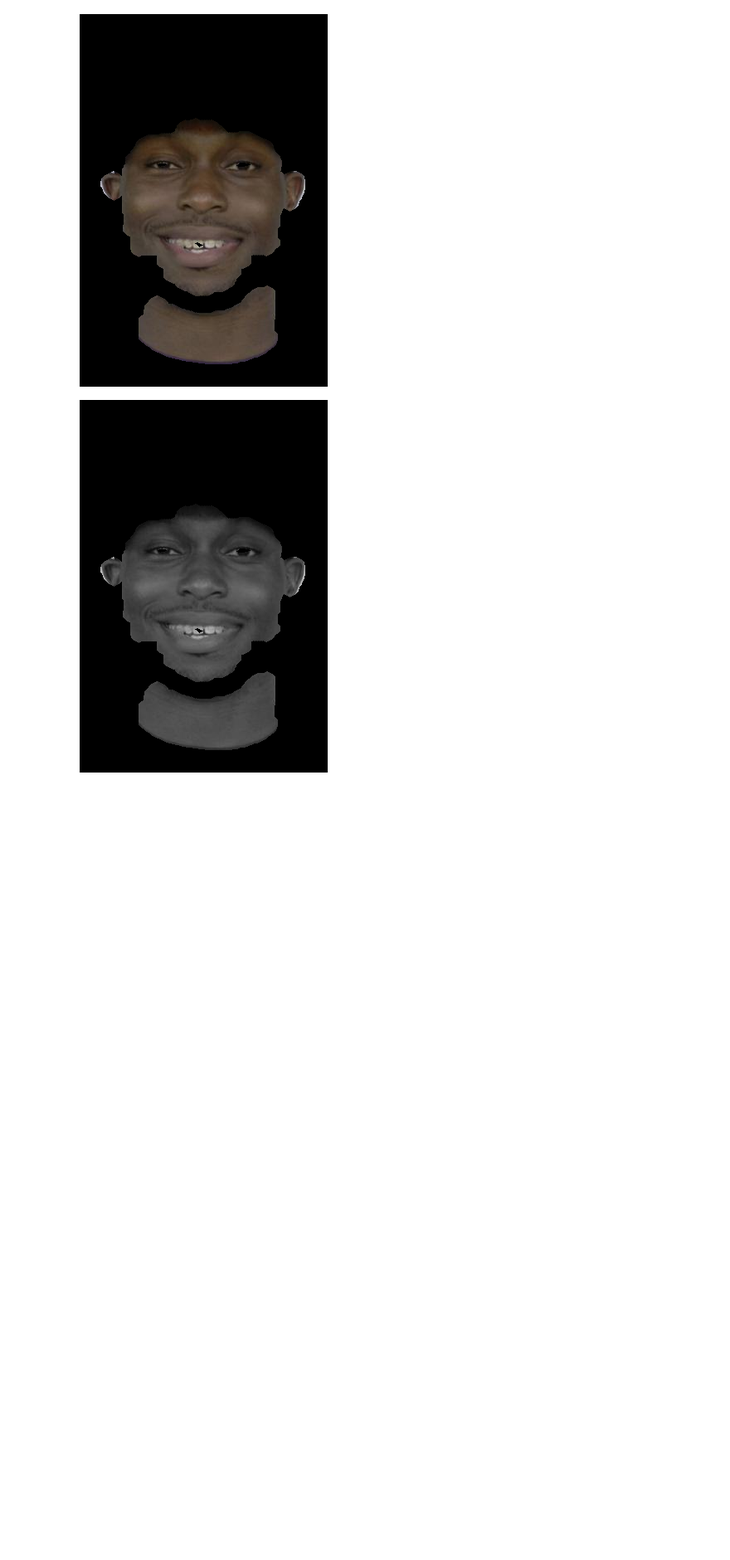
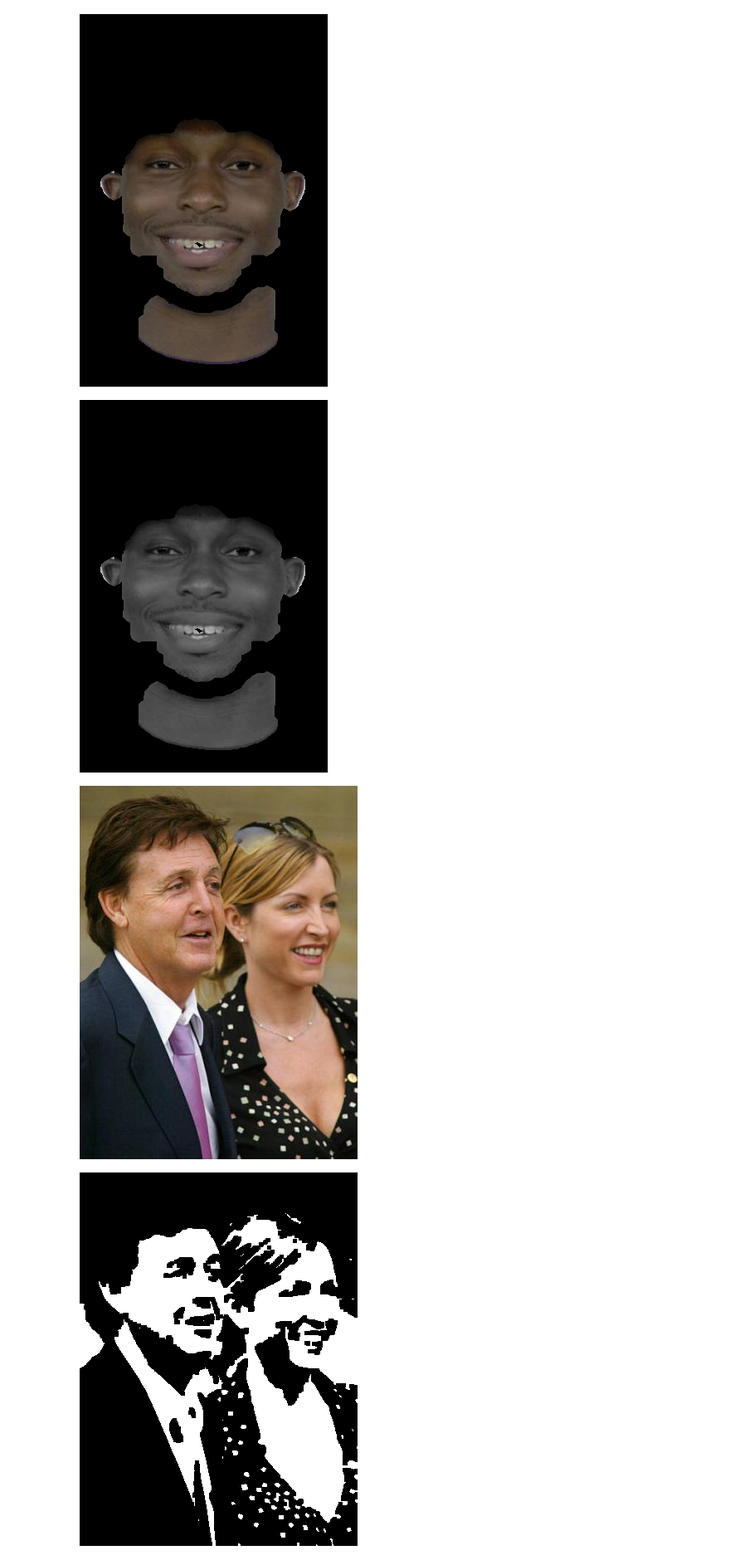
Before and after one commit to tasyasvdh09/PCVK_Genap_2023, a Jupyter notebook: Progress 2_Final Project.ipynb, the cells around one changed output. Shown at 83% size. Drawn from its saved outputs; the diff is of its cells as text; code cells hidden in the pictures; blank space fills up the shorter version.

```diff
--- a/Progress 2_Final Project.ipynb
+++ b/Progress 2_Final Project.ipynb
@@ -120,3 +118,32 @@ for image_path in image_paths:
 [figure]
 [figure]
 [figure]
+# %%
+def apply_morphology(image_path):
+    # Load the image
+    image = cv2.imread(image_path)
+
+    # Convert the image to grayscale
+    gray_image = cv2.cvtColor(image, cv2.COLOR_BGR2GRAY)
+
+    # Apply thresholding
+    _, thresholded_image = cv2.threshold(gray_image, 128, 255, cv2.THRESH_BINARY)
+
+    # Define the kernel for morphological operations
+    kernel = np.ones((5, 5), np.uint8)
+
+    # Perform morphological operations (dilation followed by erosion)
+    morph_image = cv2.morphologyEx(thresholded_image, cv2.MORPH_CLOSE, kernel)
+
+    # Display the result
+    cv2_imshow(image)
+    cv2_imshow(morph_image)
+    cv2.waitKey(0)
+    cv2.destroyAllWindows()
+
+# Example usage
+image_path = '/content/drive/MyDrive/PCVK/images/Sample Citra FDDB/2002/07/25/big/img_934.jpg'
+apply_morphology(image_path)
+# %% [output]
+[figure, added]
+[figure, added]
```
Also changed, not shown: parts of 1 cell of this notebook.
